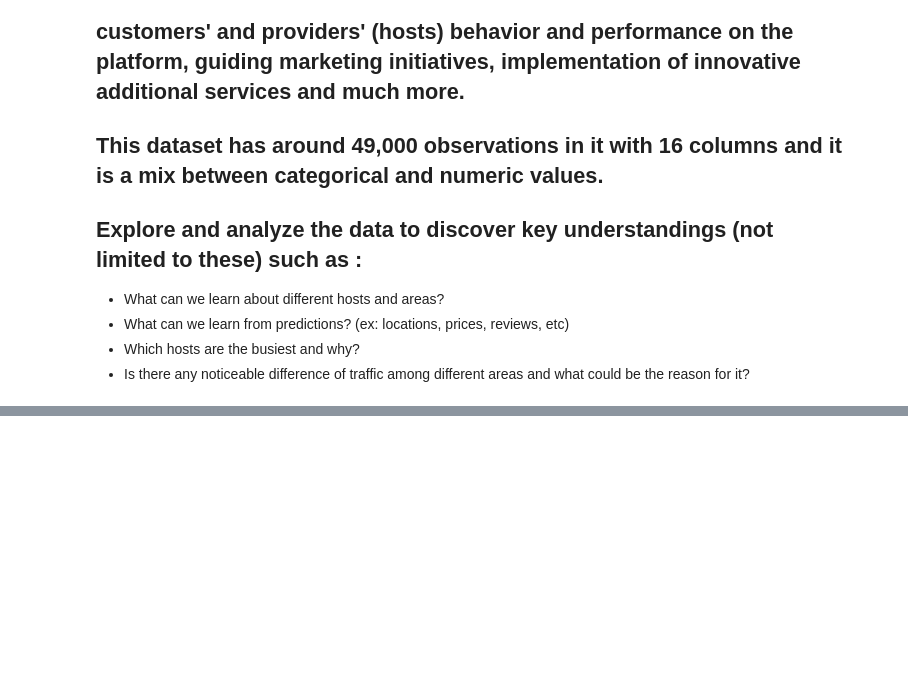
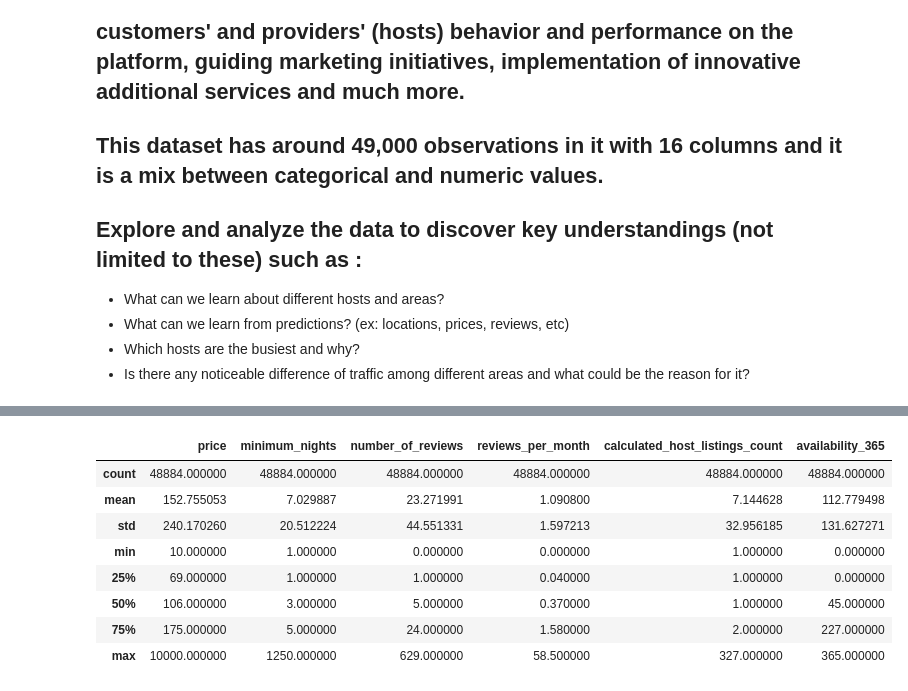
Before and after one commit to ChetanJadhav2341/Airbnb-Bookings-Analysis-EDA, a Jupyter notebook: Airbnb_Bookings_Analysis_Capstone_Project.ipynb, the cells around one changed output, grey strips where cells are left out. Drawn from its saved outputs; the diff is of its cells as text; code cells hidden in the pictures; blank space fills up the shorter version.

```diff
--- a/Airbnb_Bookings_Analysis_Capstone_Project.ipynb
+++ b/Airbnb_Bookings_Analysis_Capstone_Project.ipynb
@@ -27,0 +190,16 @@ df=pd.read_csv(url)
+# %%
+# A FUNCTION FOR PRICE CORRECTION
+# Excluding the row with price as zero
+
+df=df.loc[df['price']>0]
+df[relevent].describe()
+# %% [output]
+|  | price | minimum_nights | number_of_reviews | reviews_per_month | calculated_host_listings_count | availability_365 |
+| count | 48884.000000 | 48884.000000 | 48884.000000 | 48884.000000 | 48884.000000 | 48884.000000 |
+| mean | 152.755053 | 7.029887 | 23.271991 | 1.090800 | 7.144628 | 112.779498 |
+| std | 240.170260 | 20.512224 | 44.551331 | 1.597213 | 32.956185 | 131.627271 |
+| min | 10.000000 | 1.000000 | 0.000000 | 0.000000 | 1.000000 | 0.000000 |
+| 25% | 69.000000 | 1.000000 | 1.000000 | 0.040000 | 1.000000 | 0.000000 |
+| 50% | 106.000000 | 3.000000 | 5.000000 | 0.370000 | 1.000000 | 45.000000 |
+| 75% | 175.000000 | 5.000000 | 24.000000 | 1.580000 | 2.000000 | 227.000000 |
+| max | 10000.000000 | 1250.000000 | 629.000000 | 58.500000 | 327.000000 | 365.000000 |
```
Also changed, not shown: parts of 19 cells of this notebook.
